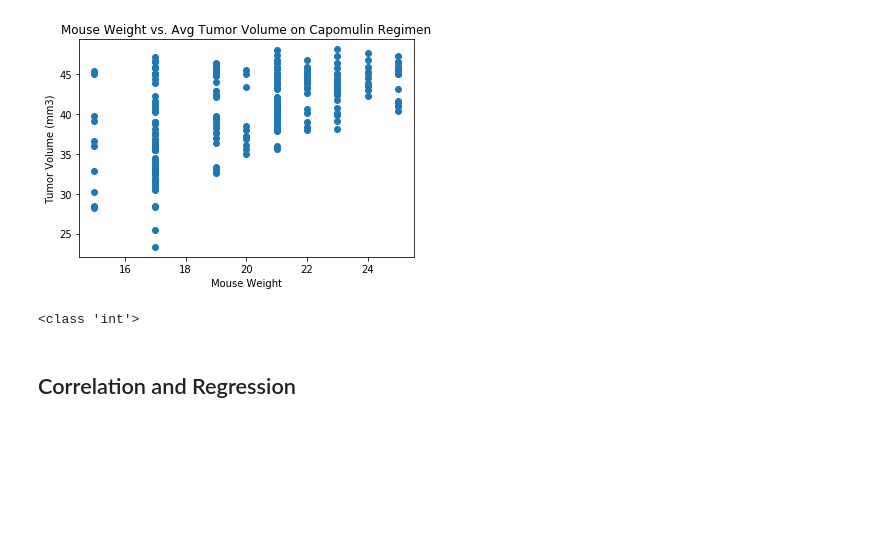
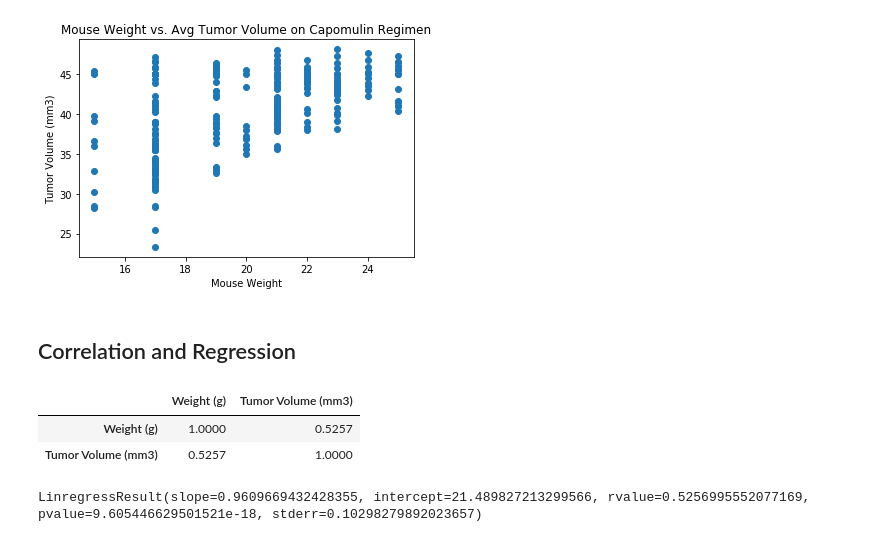
Before and after one commit to faithlierheimer/DABootCampLierheimer, a Jupyter notebook: matplotlib-challenge/Instructions/Pymaceuticals/pymaceuticals_draft.ipynb, the cells around one changed output. Saved outputs shown, nothing was run; the diff lists cells and outputs as text; code cells hidden in the pictures; blank space fills up the shorter version.

Commit message:
put in correlation and linear regression

```diff
--- a/matplotlib-challenge/Instructions/Pymaceuticals/pymaceuticals_draft.ipynb
+++ b/matplotlib-challenge/Instructions/Pymaceuticals/pymaceuticals_draft.ipynb
@@ -523,13 +523,21 @@ plt.title('Mouse Weight vs. Avg Tumor Volume on Capomulin Regimen')
 plt.show()
 # %% [output]
 [figure]
-# %%
-capweight = capomulin['Weight (g)'].tolist()
-print(type(capweight[3]))
-# %% [output]
-<class 'int'>
 # %% [markdown]
 ## Correlation and Regression
 # %%
 # Calculate the correlation coefficient and linear regression model
 # for mouse weight and average tumor volume for the Capomulin regimen
+# %%
+cap_weight_vol = capomulin[['Weight (g)', 'Tumor Volume (mm3)']]
+corr = cap_weight_vol.corr(method = 'pearson')
+corr
+# %% [output]
+|  | Weight (g) | Tumor Volume (mm3) |
+| Weight (g) | 1.0000 | 0.5257 |
+| Tumor Volume (mm3) | 0.5257 | 1.0000 |
+# %%
+cap_regress = st.linregress(cap_weight_vol['Weight (g)'], cap_weight_vol['Tumor Volume (mm3)'])
+cap_regress
+# %% [output]
+LinregressResult(slope=0.9609669432428355, intercept=21.489827213299566, rvalue=0.5256995552077169, pvalue=9.605446629501521e-18, stderr=0.10298279892023657)
```
